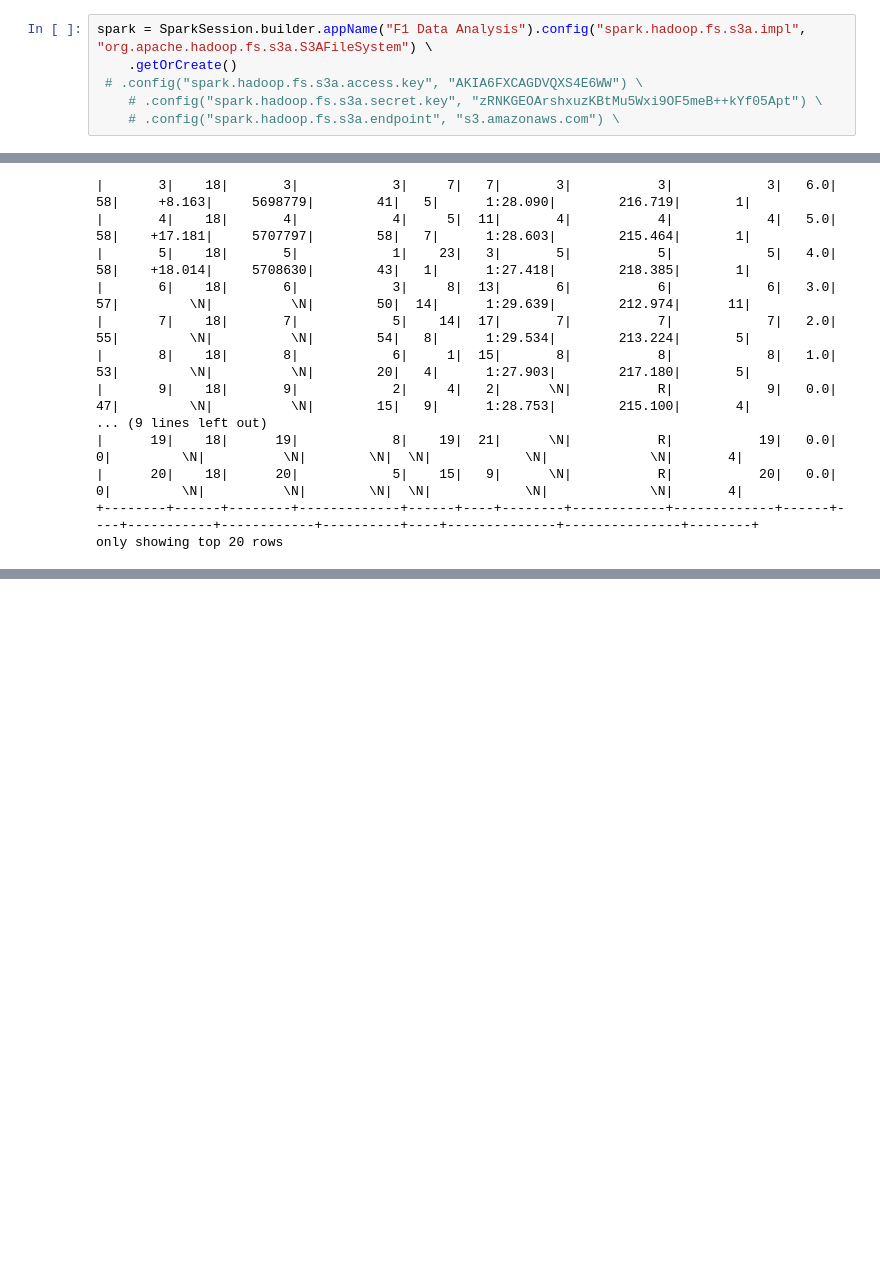
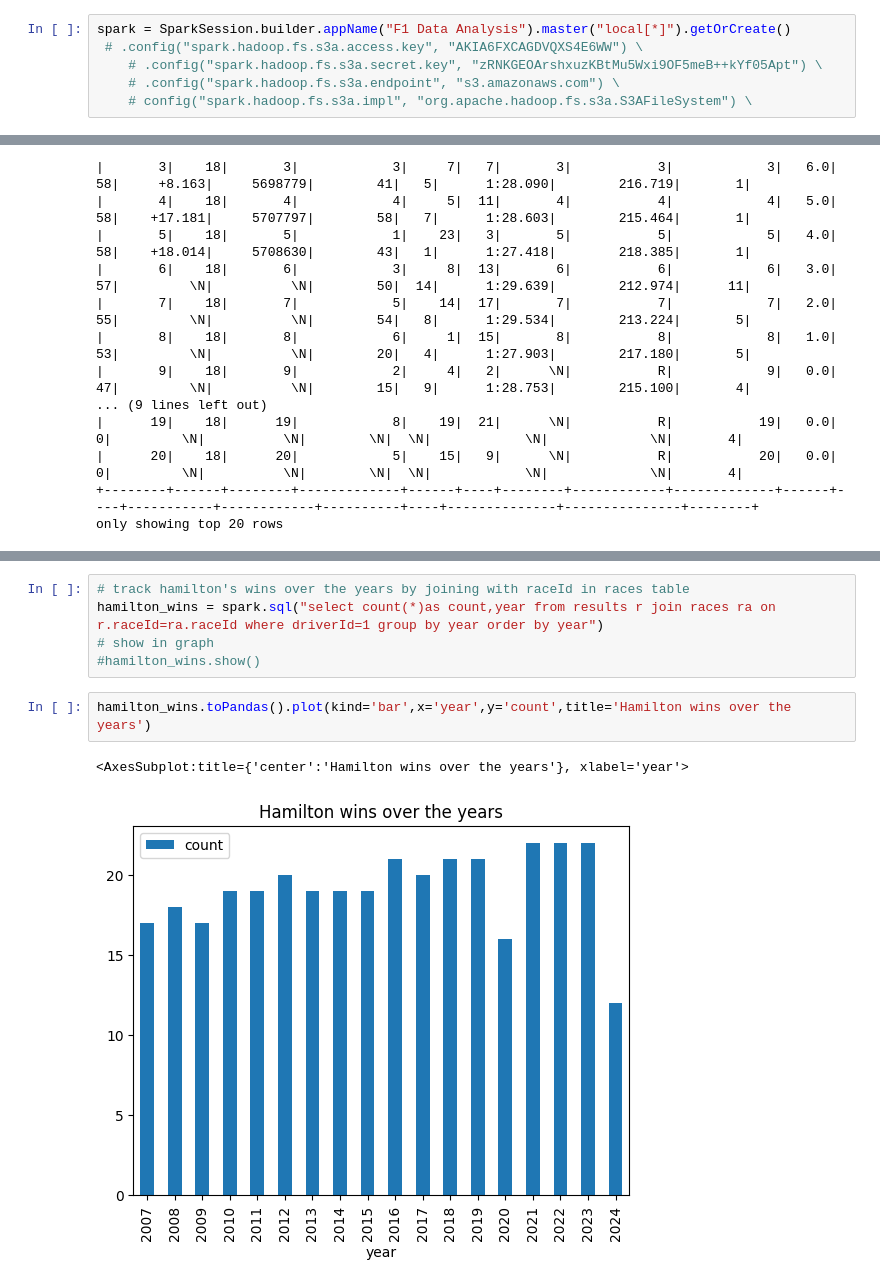
Before and after one commit to umanggarg754/pyspark-f1-racing, a Jupyter notebook: f1_racing.ipynb, the cells around one changed output, grey strips where cells are left out. Cells and saved outputs as stored; diff of their text form; blank space fills up the shorter version.

```diff
--- a/f1_racing.ipynb
+++ b/f1_racing.ipynb
@@ -25,9 +25,9 @@ from pyspark.sql.types import StructField, StructType, IntegerType, StringType,
 from pyspark.sql.functions import col, when, sum, avg, row_number
 from pyspark.sql.window import Window
 # %%
-spark = SparkSession.builder.appName("F1 Data Analysis").config("spark.hadoop.fs.s3a.impl", "org.apache.hadoop.fs.s3a.S3AFileSystem") \
-    .getOrCreate()
+spark = SparkSession.builder.appName("F1 Data Analysis").master("local[*]").getOrCreate()
  # .config("spark.hadoop.fs.s3a.access.key", "AKIA6FXCAGDVQXS4E6WW") \
     # .config("spark.hadoop.fs.s3a.secret.key", "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") \
     # .config("spark.hadoop.fs.s3a.endpoint", "s3.amazonaws.com") \
+    # config("spark.hadoop.fs.s3a.impl", "org.apache.hadoop.fs.s3a.S3AFileSystem") \
 # %% [output]
@@ -174,0 +282,10 @@ only showing top 20 rows
+# %%
+# track hamilton's wins over the years by joining with raceId in races table
+hamilton_wins = spark.sql("select count(*)as count,year from results r join races ra on r.raceId=ra.raceId where driverId=1 group by year order by year")
+# show in graph
+#hamilton_wins.show()
+# %%
+hamilton_wins.toPandas().plot(kind='bar',x='year',y='count',title='Hamilton wins over the years')
+# %% [output]
+<AxesSubplot:title={'center':'Hamilton wins over the years'}, xlabel='year'>
+[figure, added]
```
Also changed, not shown: parts of 18 cells of this notebook.
